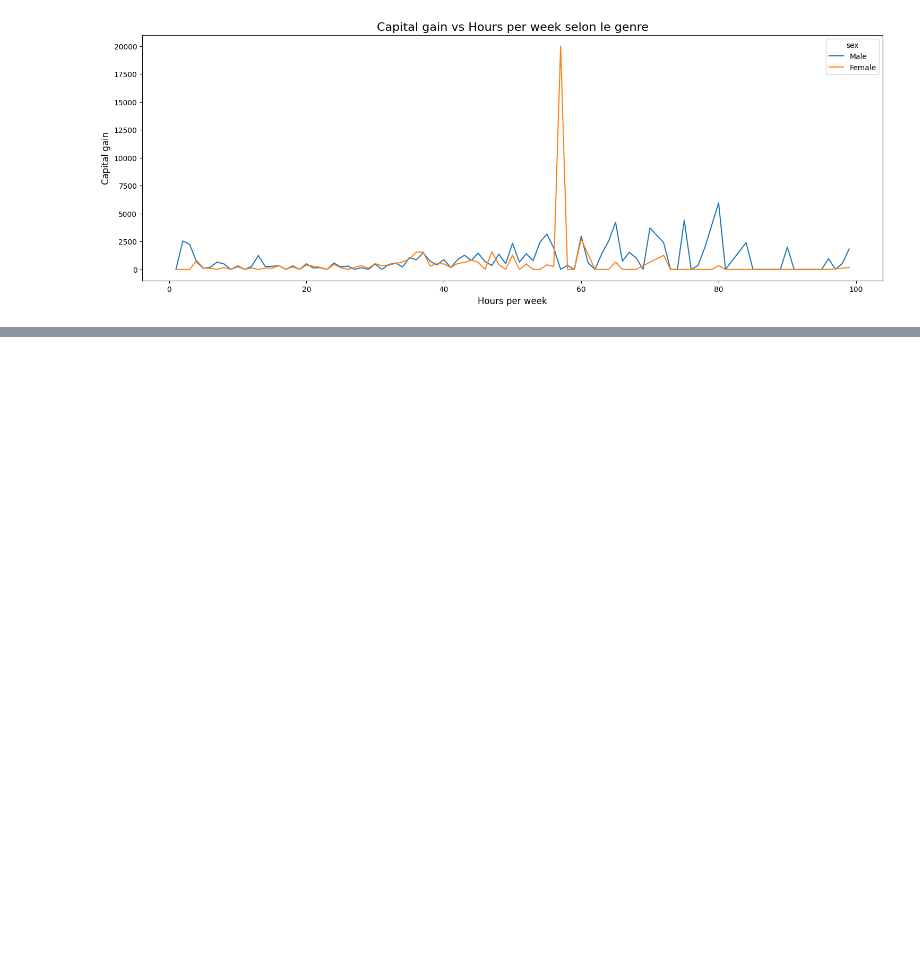
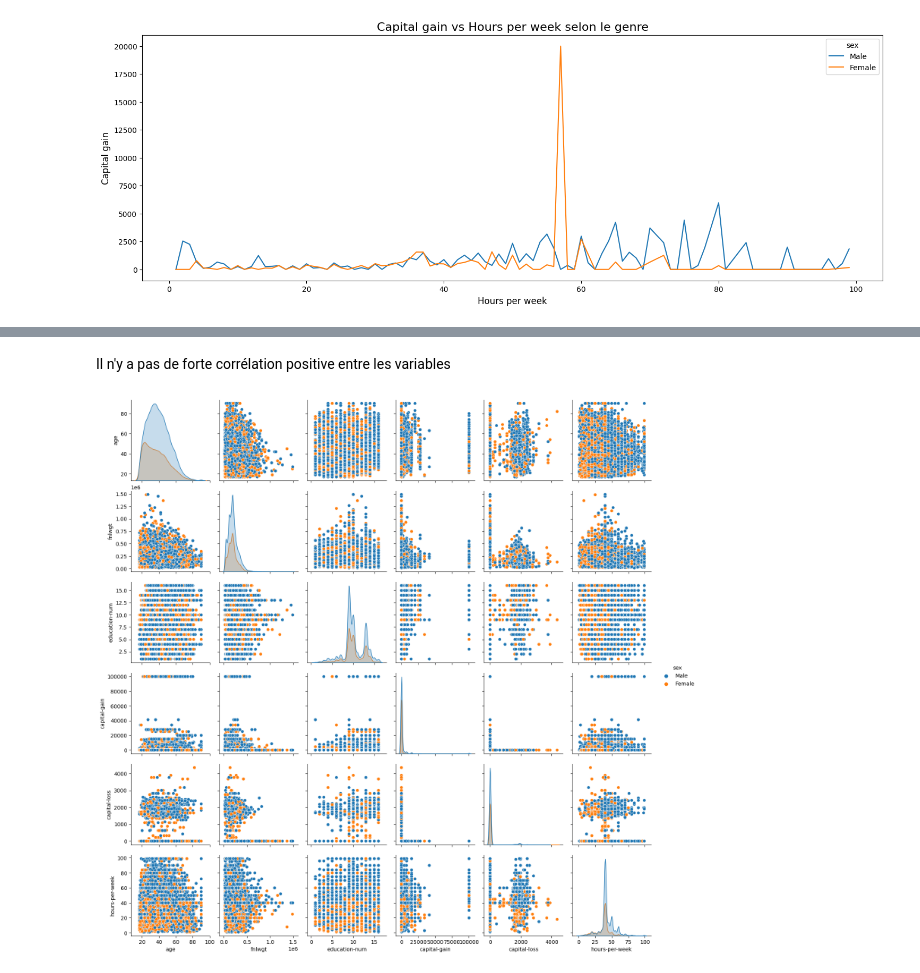
Before and after one commit to RajaaLebnaiti/100-Days-of-Data-Science, a Jupyter notebook: Day25 complete Project/Data visualisation/Data Visualisation.ipynb, the cells around one changed output, grey strips where cells are left out. Cells and saved outputs as stored; diff of their text form; code cells hidden in the pictures; blank space fills up the shorter version.

```diff
--- a/Day25 complete Project/Data visualisation/Data Visualisation.ipynb
+++ b/Day25 complete Project/Data visualisation/Data Visualisation.ipynb
@@ -90,0 +110,7 @@ plt.show()
+# %% [markdown]
+Il n'y a pas de forte corrélation positive entre les variables
+# %%
+sns.pairplot(adult, hue='sex')
+plt.show()
+# %% [output]
+[figure, added]
```
Also changed, not shown: parts of 7 cells of this notebook, 2 other files.
